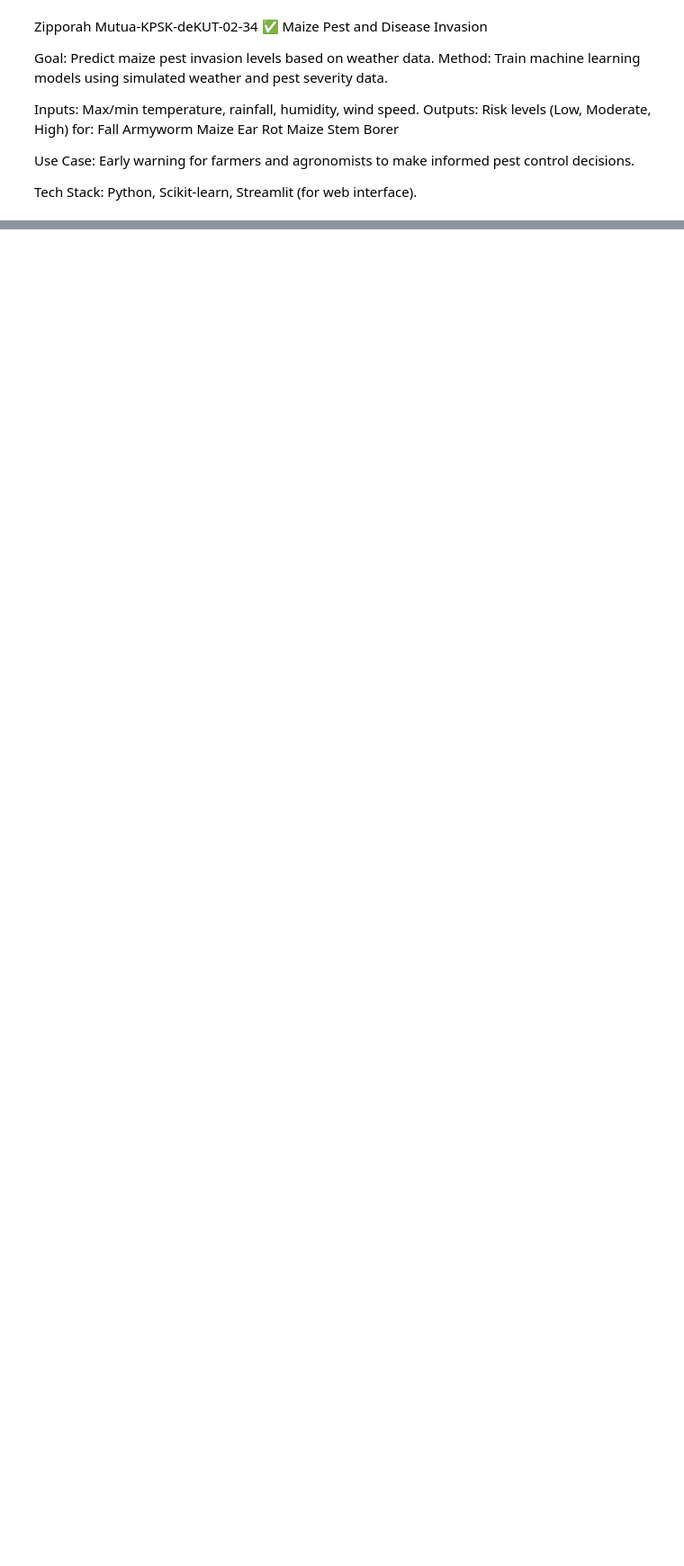
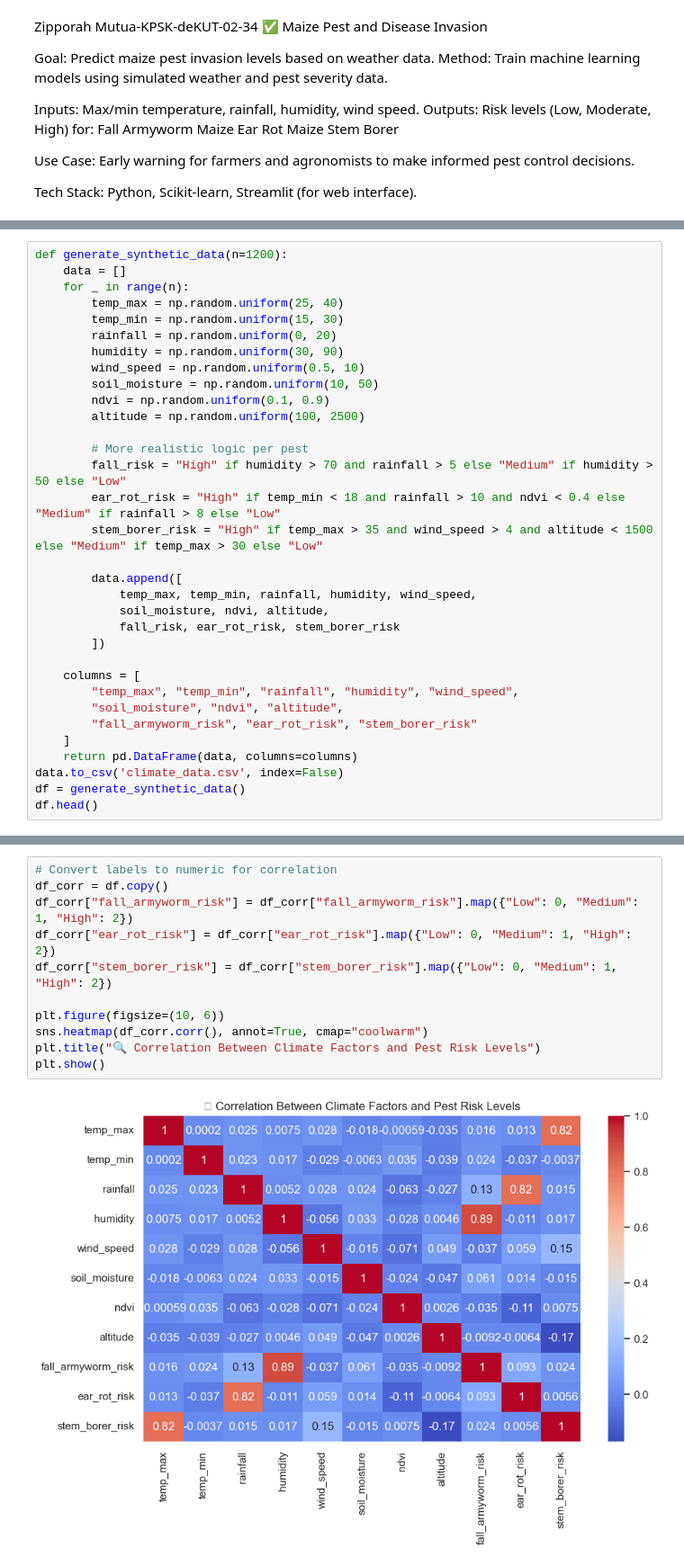
Before and after one commit to zippyzippy0/Maize_pests, a Jupyter notebook: MAIZE_CROP_PESTS.ipynb, the cells around one changed output, grey strips where cells are left out. Shown: that part at 90% size. Cells and saved outputs as stored; diff of their text form; blank space fills up the shorter version.

```diff
--- a/MAIZE_CROP_PESTS.ipynb
+++ b/MAIZE_CROP_PESTS.ipynb
@@ -170,0 +30,33 @@ joblib.dump(le_stem, "encoder_stem.pkl")
+# %%
+def generate_synthetic_data(n=1200):
+    data = []
+    for _ in range(n):
+        temp_max = np.random.uniform(25, 40)
+        temp_min = np.random.uniform(15, 30)
+        rainfall = np.random.uniform(0, 20)
+        humidity = np.random.uniform(30, 90)
+        wind_speed = np.random.uniform(0.5, 10)
+        soil_moisture = np.random.uniform(10, 50)
+        ndvi = np.random.uniform(0.1, 0.9)
+        altitude = np.random.uniform(100, 2500)
+
+        # More realistic logic per pest
+        fall_risk = "High" if humidity > 70 and rainfall > 5 else "Medium" if humidity > 50 else "Low"
+        ear_rot_risk = "High" if temp_min < 18 and rainfall > 10 and ndvi < 0.4 else "Medium" if rainfall > 8 else "Low"
+        stem_borer_risk = "High" if temp_max > 35 and wind_speed > 4 and altitude < 1500 else "Medium" if temp_max > 30 else "Low"
+
+        data.append([
+            temp_max, temp_min, rainfall, humidity, wind_speed,
+            soil_moisture, ndvi, altitude,
+            fall_risk, ear_rot_risk, stem_borer_risk
+        ])
+
+    columns = [
+        "temp_max", "temp_min", "rainfall", "humidity", "wind_speed",
+        "soil_moisture", "ndvi", "altitude",
+        "fall_armyworm_risk", "ear_rot_risk", "stem_borer_risk"
+    ]
+    return pd.DataFrame(data, columns=columns)
+data.to_csv('climate_data.csv', index=False)
+df = generate_synthetic_data()
+df.head()
@@ -170,0 +70,13 @@ joblib.dump(le_stem, "encoder_stem.pkl")
+# %%
+# Convert labels to numeric for correlation
+df_corr = df.copy()
+df_corr["fall_armyworm_risk"] = df_corr["fall_armyworm_risk"].map({"Low": 0, "Medium": 1, "High": 2})
+df_corr["ear_rot_risk"] = df_corr["ear_rot_risk"].map({"Low": 0, "Medium": 1, "High": 2})
+df_corr["stem_borer_risk"] = df_corr["stem_borer_risk"].map({"Low": 0, "Medium": 1, "High": 2})
+
+plt.figure(figsize=(10, 6))
+sns.heatmap(df_corr.corr(), annot=True, cmap="coolwarm")
+plt.title("🔍 Correlation Between Climate Factors and Pest Risk Levels")
+plt.show()
+# %% [output]
+[figure, added]
```
Also changed, not shown: parts of 31 cells of this notebook, 15 other files.
